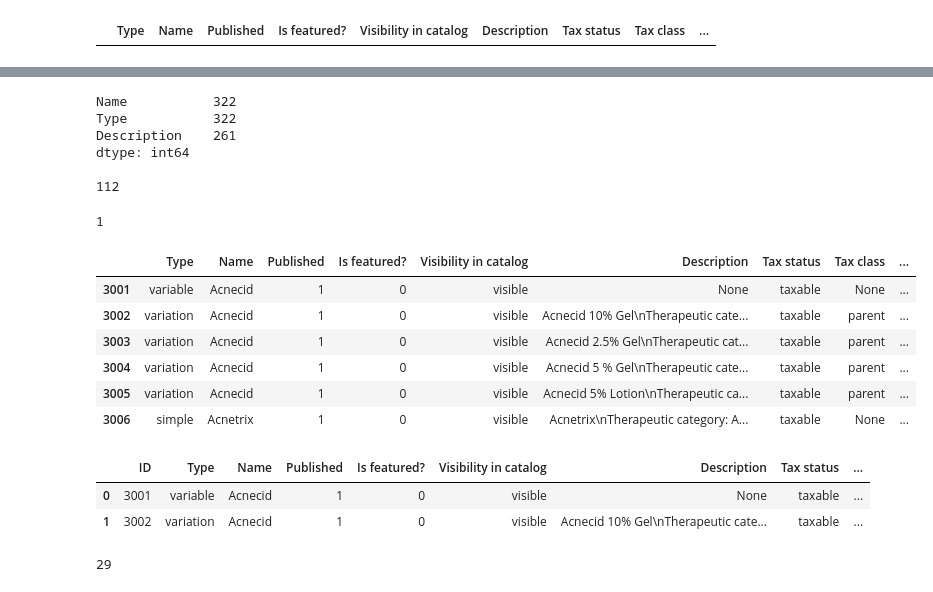
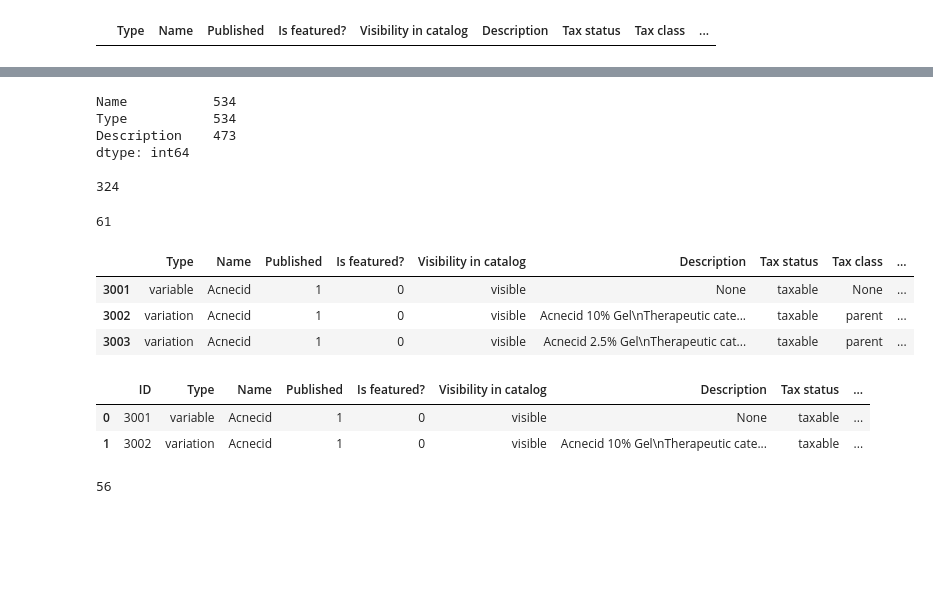
Before and after one commit to Obaida00/Almousoaa-Product-Automations, a Jupyter notebook: AlmosoaaaProductCSVAutomation.ipynb, the cells around one changed output, grey strips where cells are left out. Saved outputs shown, nothing was run; the diff lists cells and outputs as text; code cells hidden in the pictures; blank space fills up the shorter version.

```diff
--- a/AlmosoaaaProductCSVAutomation.ipynb
+++ b/AlmosoaaaProductCSVAutomation.ipynb
@@ -13,14 +12,15 @@ import json
 
 pd.set_option("display.max_columns", None)
 # %%
-csv_path = "Ibn-Alhaytham-Almousoaa.csv"
-img_folder_path = "Ibn Alhaytham - backup"
+sample_csv_path = "Ibn-Alhaytham-Almousoaa.csv"
+img_folders_paths = ["Ibn Alhaytham - backup", "Unipharma"]
 data_json_path = "products_data.json"
 MAIN_CATEGORY_IbnAlhaytham = "Ibn Alhaytham, "
+MAIN_CATEGORY_Unipharma = "Unipharma, "
 # %% [markdown]
 dealing with the csv file
 # %%
-sample_data = pd.read_csv(csv_path)
+sample_data = pd.read_csv(sample_csv_path)
 sample_data
 # %% [output]
 |  | ID | Type | SKU | Name | Published | Is featured? | Visibility in catalog | Short description | ... |
@@ -474,29 +557,27 @@ print()
 t = []
 for i in products.index:
     t.append(
-        products.loc[i].get("Description") == products.loc[3096].get("Description")
+        products.loc[i].get("Description")
+        == products.loc[3001].get("Description")  # if empty
     )
 products[t].get("Name").count()
 # null desc: 61
 # empty desc : 0
 # %% [output]
-Name           322
-Type           322
-Description    261
+Name           534
+Type           534
+Description    473
 dtype: int64
 
-112
+324
-1
+61
 # %%
-products[:6]
+products[:3]
 # %% [output]
 |  | Type | Name | Published | Is featured? | Visibility in catalog | Description | Tax status | Tax class | ... |
 | 3001 | variable | Acnecid | 1 | 0 | visible | None | taxable | None | ... |
 | 3002 | variation | Acnecid | 1 | 0 | visible | Acnecid 10% Gel\nTherapeutic cate... | taxable | parent | ... |
 | 3003 | variation | Acnecid | 1 | 0 | visible | Acnecid 2.5% Gel\nTherapeutic cat... | taxable | parent | ... |
-| 3004 | variation | Acnecid | 1 | 0 | visible | Acnecid 5 % Gel\nTherapeutic cate... | taxable | parent | ... |
-| 3005 | variation | Acnecid | 1 | 0 | visible | Acnecid 5% Lotion\nTherapeutic ca... | taxable | parent | ... |
-| 3006 | simple | Acnetrix | 1 | 0 | visible | Acnetrix\nTherapeutic category: A... | taxable | None | ... |
 # %%
 final = products.reset_index(inplace=False, names="ID")
 final[:2]
@@ -511,4 +592,4 @@ products.to_excel("products.xlsx")
 # %%
 products["Categories"].nunique()
 # %% [output]
-29
+56
```
Also changed, not shown: parts of 7 cells of this notebook, 4 other files.
